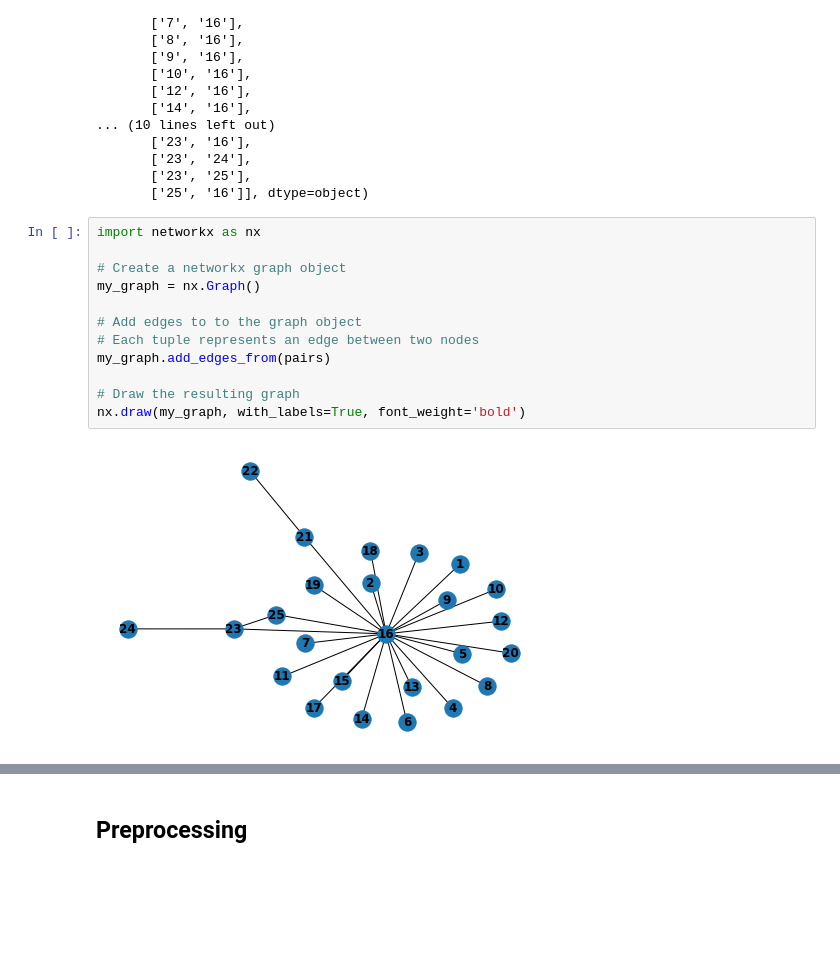
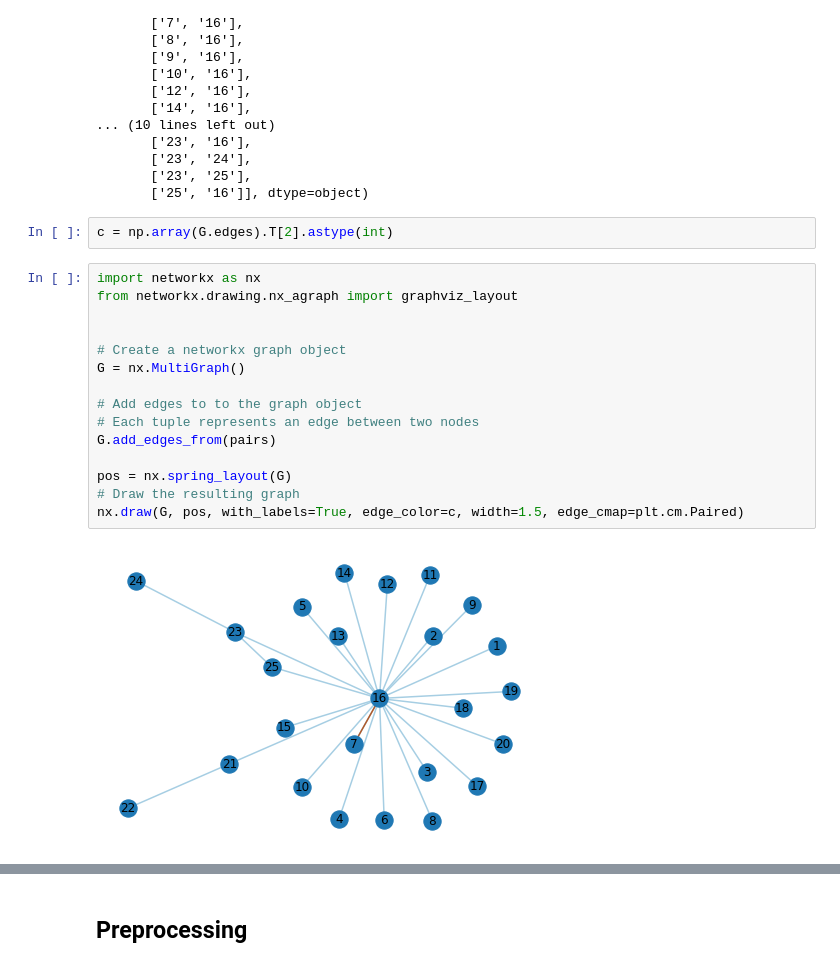
Before and after one commit to GAnagno/Social-Web, a Jupyter notebook: Spectral Layout.ipynb, the cells around one changed output, grey strips where cells are left out. Drawn from its saved outputs; the diff is of its cells as text; blank space fills up the shorter version.

```diff
--- a/Spectral Layout.ipynb
+++ b/Spectral Layout.ipynb
@@ -82,20 +91,25 @@ array([['1', '16'],
        ['23', '24'],
        ['23', '25'],
        ['25', '16']], dtype=object)
+# %%
+c = np.array(G.edges).T[2].astype(int)
 # %%
 import networkx as nx
+from networkx.drawing.nx_agraph import graphviz_layout
+
 
 # Create a networkx graph object
-my_graph = nx.Graph()
+G = nx.MultiGraph()
 
 # Add edges to to the graph object
 # Each tuple represents an edge between two nodes
-my_graph.add_edges_from(pairs)
+G.add_edges_from(pairs)
 
+pos = nx.spring_layout(G)
 # Draw the resulting graph
-nx.draw(my_graph, with_labels=True, font_weight='bold')
+nx.draw(G, pos, with_labels=True, edge_color=c, width=1.5, edge_cmap=plt.cm.Paired)
 # %% [output]
-[figure, old version]
+[figure, new version]
 # %%
 from nxviz import MatrixPlot
 
```
Also changed, not shown: parts of 2 cells of this notebook.
